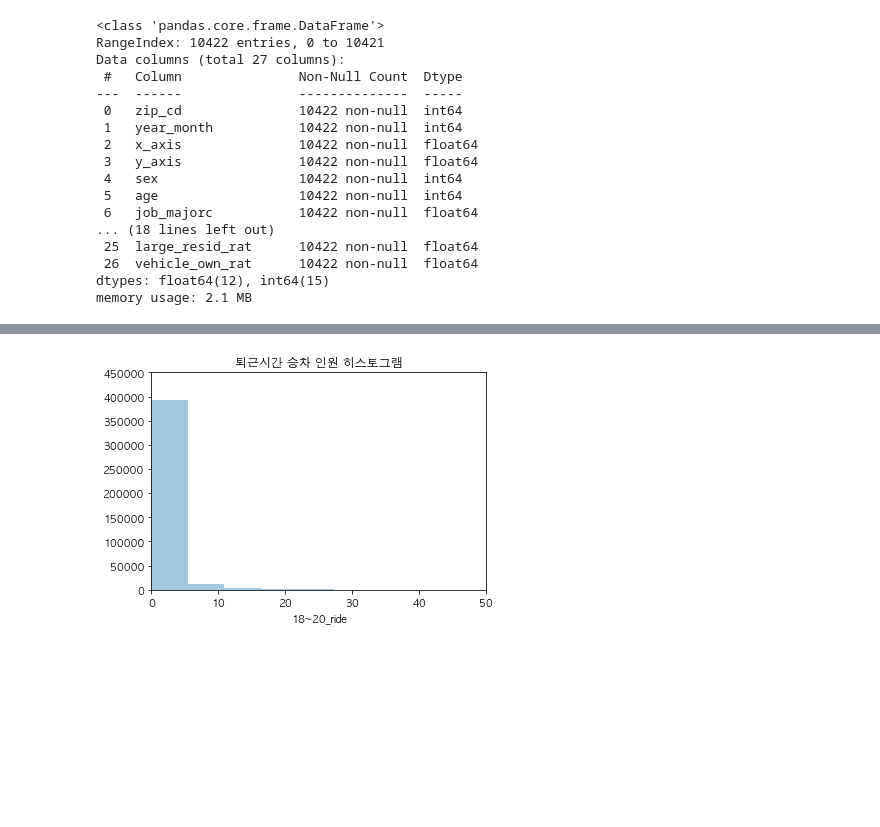
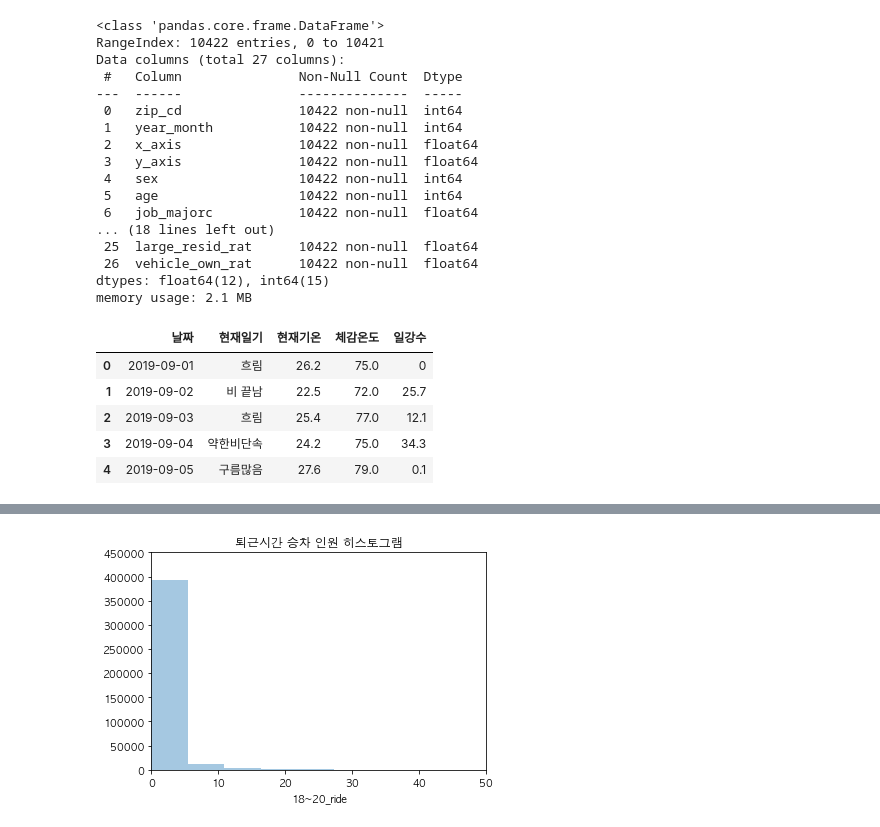
Before and after one commit to comojin1994/Machine_Learning, a Jupyter notebook: Regression/Jeju_Bus_Passenger_Estimate.ipynb, the cells around one changed output, grey strips where cells are left out. Cells and saved outputs as stored; diff of their text form; code cells hidden in the pictures; blank space fills up the shorter version.

```diff
--- a/Regression/Jeju_Bus_Passenger_Estimate.ipynb
+++ b/Regression/Jeju_Bus_Passenger_Estimate.ipynb
@@ -107,3 +107,13 @@ Data columns (total 27 columns):
  26  vehicle_own_rat      10422 non-null  float64
 dtypes: float64(12), int64(15)
 memory usage: 2.1 MB
+# %%
+weather = pd.read_csv("weather.csv", encoding='cp949')
+weather.head()
+# %% [output]
+|  | 날짜 | 현재일기 | 현재기온 | 체감온도 | 일강수 |
+| 0 | 2019-09-01 | 흐림 | 26.2 | 75.0 | 0 |
+| 1 | 2019-09-02 | 비 끝남 | 22.5 | 72.0 | 25.7 |
+| 2 | 2019-09-03 | 흐림 | 25.4 | 77.0 | 12.1 |
+| 3 | 2019-09-04 | 약한비단속 | 24.2 | 75.0 | 34.3 |
+| 4 | 2019-09-05 | 구름많음 | 27.6 | 79.0 | 0.1 |
```
Also changed, not shown: parts of 20 cells of this notebook.
